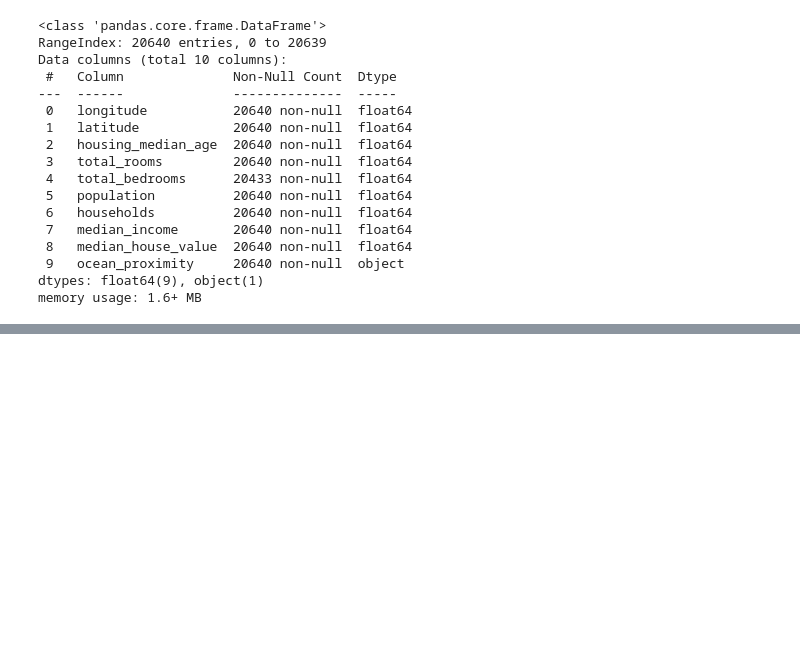
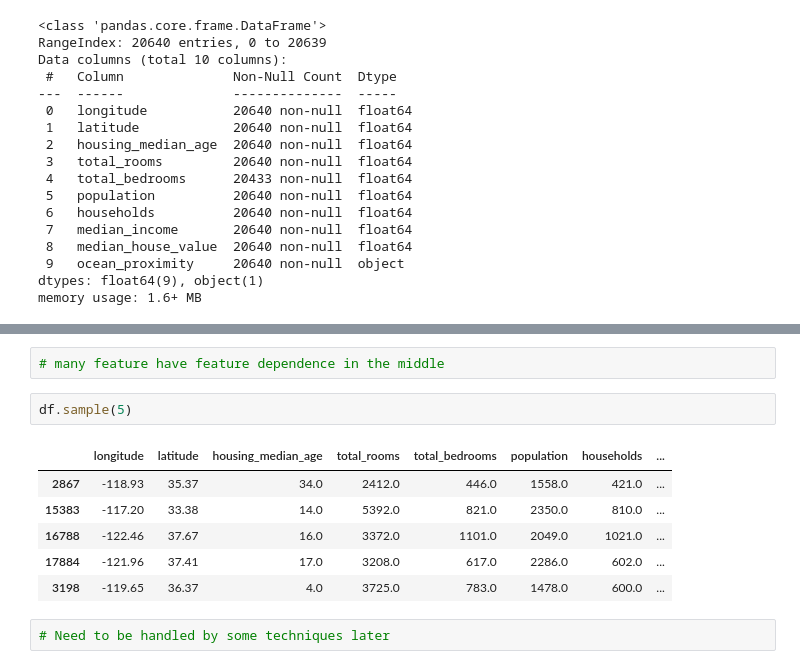
Before and after one commit to AyushDevadiga1/Machine-Learning, a Jupyter notebook: MultipleLinearRegressionOnHousing.ipynb, the cells around one changed output, grey strips where cells are left out. Drawn from its saved outputs; the diff is of its cells as text; blank space fills up the shorter version.

Commit message:
EDA on the housing dataset

```diff
--- a/MultipleLinearRegressionOnHousing.ipynb
+++ b/MultipleLinearRegressionOnHousing.ipynb
@@ -59,0 +70,13 @@ df.describe(include='all')
+# %%
+# many feature have feature dependence in the middle
+# %%
+df.sample(5)
+# %% [output]
+|  | longitude | latitude | housing_median_age | total_rooms | total_bedrooms | population | households | ... |
+| 2867 | -118.93 | 35.37 | 34.0 | 2412.0 | 446.0 | 1558.0 | 421.0 | ... |
+| 15383 | -117.20 | 33.38 | 14.0 | 5392.0 | 821.0 | 2350.0 | 810.0 | ... |
+| 16788 | -122.46 | 37.67 | 16.0 | 3372.0 | 1101.0 | 2049.0 | 1021.0 | ... |
+| 17884 | -121.96 | 37.41 | 17.0 | 3208.0 | 617.0 | 2286.0 | 602.0 | ... |
+| 3198 | -119.65 | 36.37 | 4.0 | 3725.0 | 783.0 | 1478.0 | 600.0 | ... |
+# %%
+# Need to be handled by some techniques later
```
Also changed, not shown: parts of 4 cells of this notebook.
